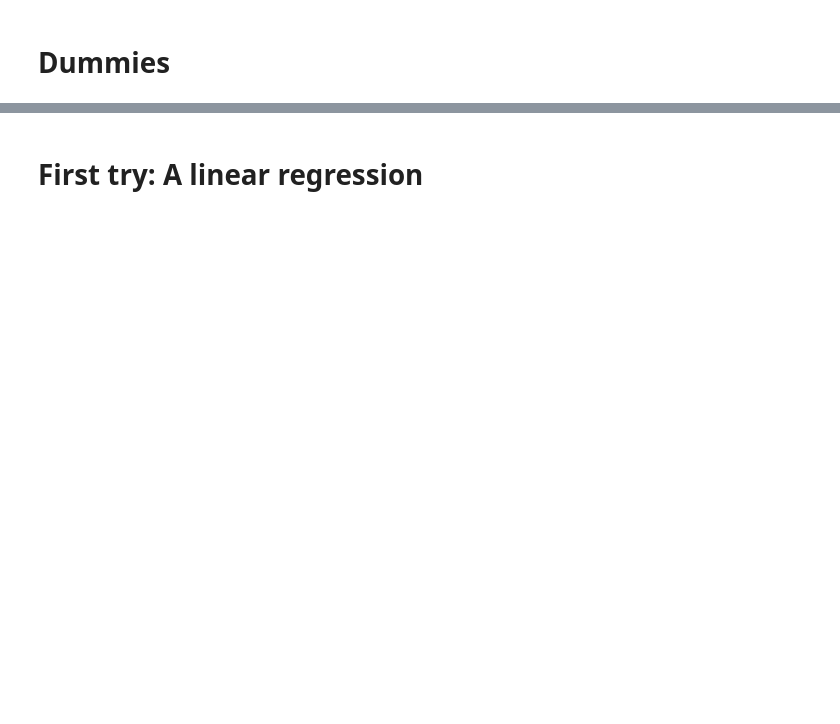
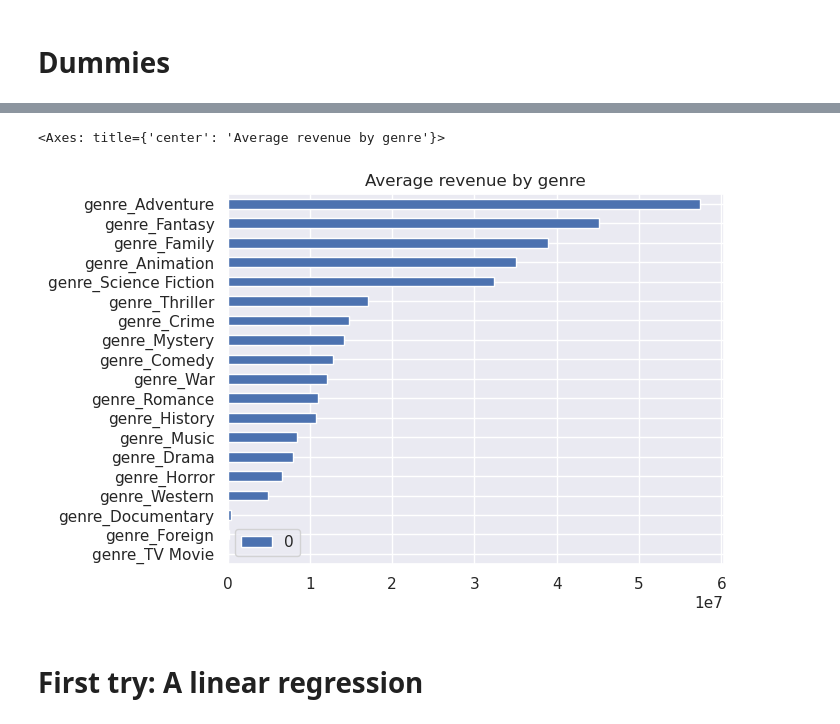
Before and after one commit to Lucamiras/kaggle_movie_dataset, a Jupyter notebook: nobody-knows-is-movie-success-unknowable.ipynb, the cells around one changed output, grey strips where cells are left out. Cells and saved outputs as stored; diff of their text form; code cells hidden in the pictures; blank space fills up the shorter version.

```diff
--- a/nobody-knows-is-movie-success-unknowable.ipynb
+++ b/nobody-knows-is-movie-success-unknowable.ipynb
@@ -228,5 +396,21 @@ movies_df2.head()
 # %%
 movies_df2 = movies_df2.drop(['id','status','genre_name','lang','prod_comp_names'],axis=1)
+# %%
+genre_columns = ['genre_Adventure', 'genre_Animation', 'genre_Comedy', 'genre_Crime',
+       'genre_Documentary', 'genre_Drama', 'genre_Family', 'genre_Fantasy',
+       'genre_Foreign', 'genre_History', 'genre_Horror', 'genre_Music',
+       'genre_Mystery', 'genre_Romance', 'genre_Science Fiction',
+       'genre_TV Movie', 'genre_Thriller', 'genre_War', 'genre_Western']
+# %%
+genre_dict = {}
+
+for genre in genre_columns:
+    genre_dict[genre] = movies_df2[movies_df2[genre] == 1]['revenue'].mean()
+
+pd.DataFrame(data=genre_dict,index=[0]).T.sort_values(by=0,ascending=True).plot.barh(title='Average revenue by genre')
+# %% [output]
+<Axes: title={'center': 'Average revenue by genre'}>
+[figure, added]
 # %% [markdown]
 # First try: A linear regression
 # %%
```
Also changed, not shown: parts of 34 cells of this notebook.
